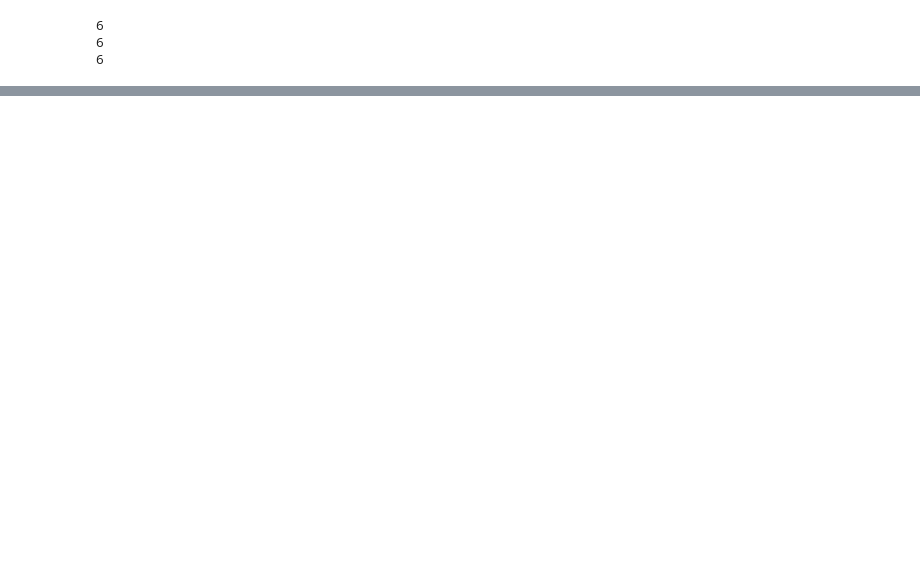
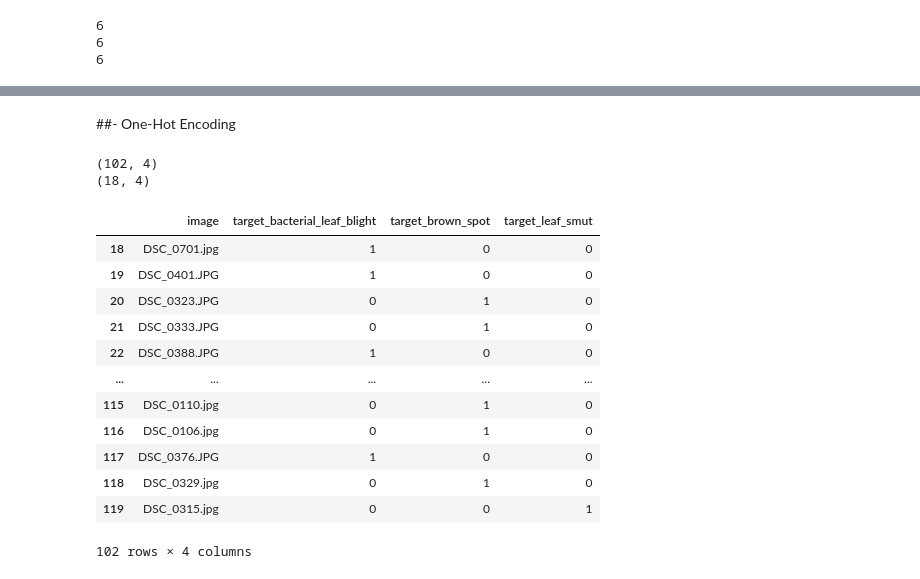
Before and after one commit to Abhi311509/Rice-Leaf-Detection, a Jupyter notebook: CNN.ipynb, the cells around one changed output, grey strips where cells are left out. Cells and saved outputs as stored; diff of their text form; code cells hidden in the pictures; blank space fills up the shorter version.

```diff
--- a/CNN.ipynb
+++ b/CNN.ipynb
@@ -431,0 +441,39 @@ df_val
+# %% [markdown]
+##- One-Hot Encoding
+# %%
+# Create the target as index values
+
+# combine val, train and test
+val_len = len(df_val)
+train_len = len(df_train)
+df_combined =  pd.concat(objs=[df_val, df_train], axis=0).reset_index(drop=True)
+
+# create the dummy variables
+df_combined = pd.get_dummies(df_combined, columns=['target'])
+
+# separate the train and val sets
+df_val = df_combined[:val_len]
+df_train = df_combined[val_len:]
+
+
+print(df_train.shape)
+print(df_val.shape)
+# %% [output]
+(102, 4)
+(18, 4)
+# %%
+df_train
+# %% [output]
+|  | image | target_bacterial_leaf_blight | target_brown_spot | target_leaf_smut |
+| 18 | DSC_0701.jpg | 1 | 0 | 0 |
+| 19 | DSC_0401.JPG | 1 | 0 | 0 |
+| 20 | DSC_0323.JPG | 0 | 1 | 0 |
+| 21 | DSC_0333.JPG | 0 | 1 | 0 |
+| 22 | DSC_0388.JPG | 1 | 0 | 0 |
+| ... | ... | ... | ... | ... |
+| 115 | DSC_0110.jpg | 0 | 1 | 0 |
+| 116 | DSC_0106.jpg | 0 | 1 | 0 |
+| 117 | DSC_0376.JPG | 1 | 0 | 0 |
+| 118 | DSC_0329.jpg | 0 | 1 | 0 |
+| 119 | DSC_0315.jpg | 0 | 0 | 1 |
+102 rows × 4 columns
```
Also changed, not shown: parts of 20 cells of this notebook.
